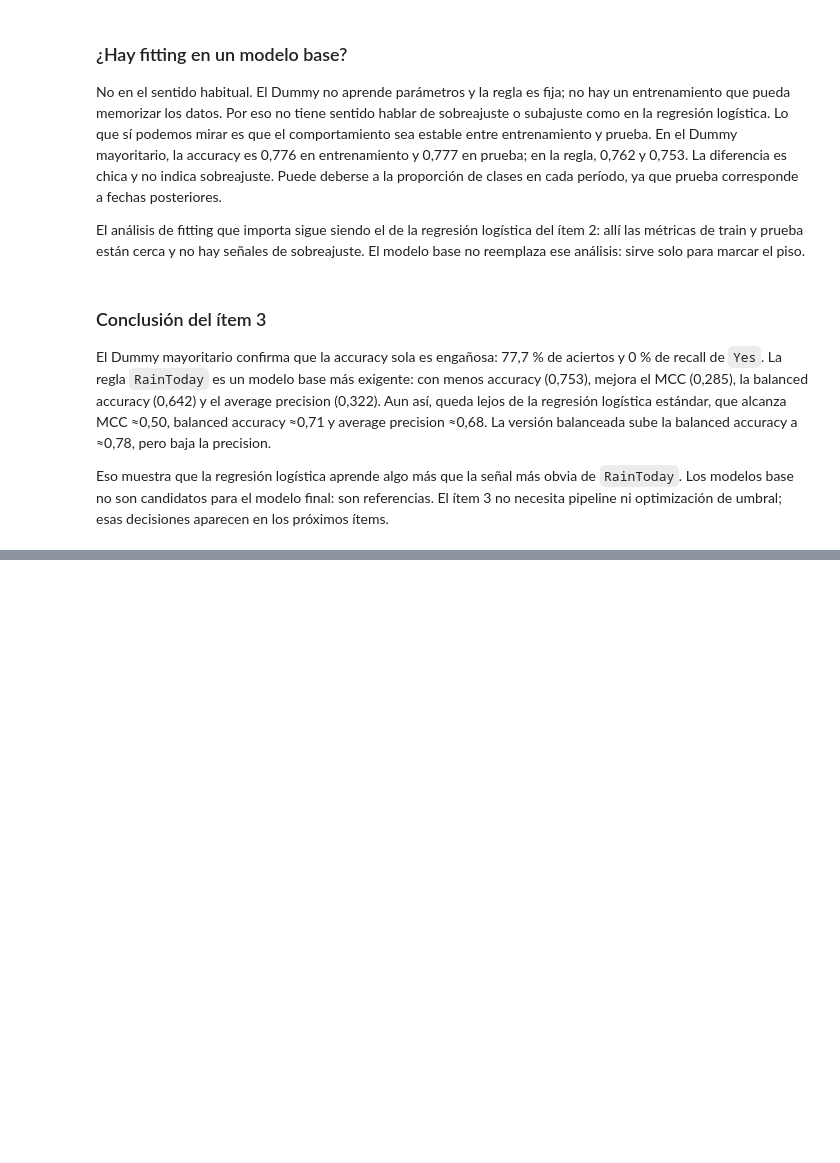
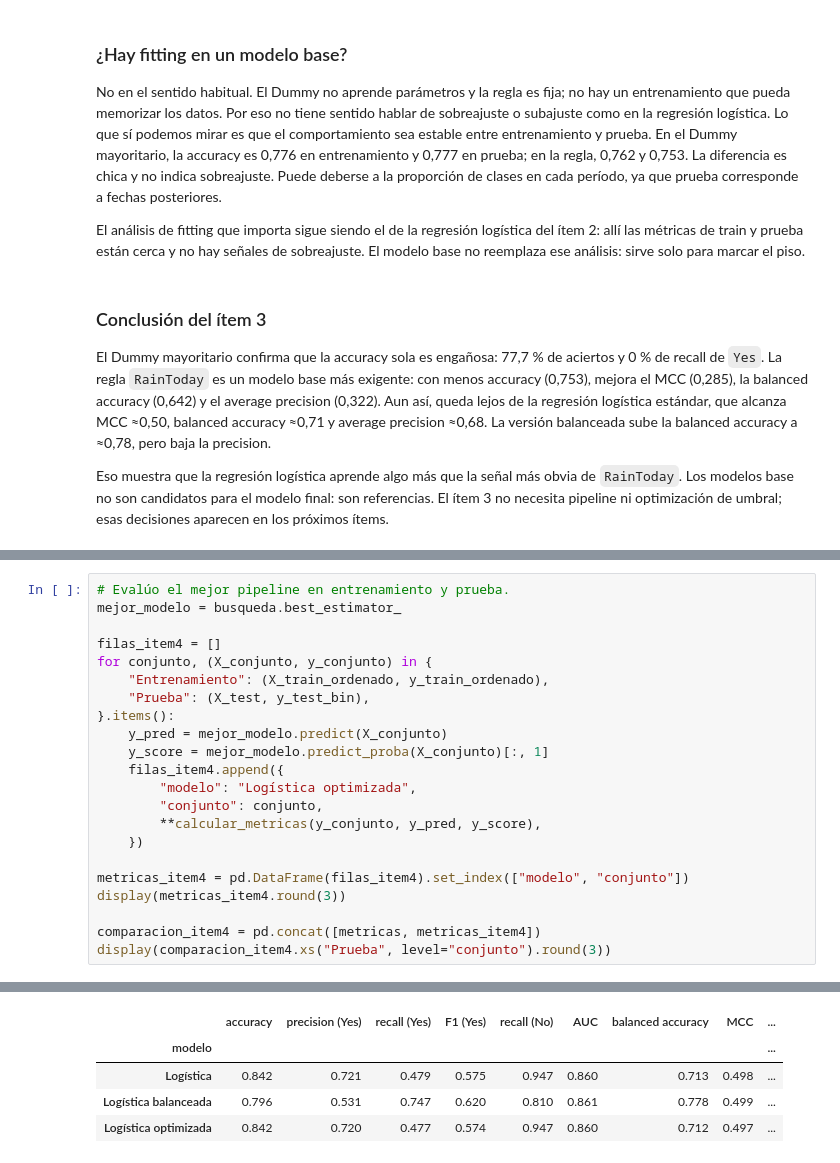
Before and after one commit to V1DR1K/TP_AA1_TUIA_Colombo_Ayala_Ibarbia, a Jupyter notebook: TP_2/TP-clasificacion-AA1.ipynb, the cells around one changed output, grey strips where cells are left out. Drawn from its saved outputs; the diff is of its cells as text; blank space fills up the shorter version.

```diff
--- a/TP_2/TP-clasificacion-AA1.ipynb
+++ b/TP_2/TP-clasificacion-AA1.ipynb
@@ -987,0 +1117,23 @@ Eso muestra que la regresión logística aprende algo más que la señal más ob
+# %%
+# Evalúo el mejor pipeline en entrenamiento y prueba.
+mejor_modelo = busqueda.best_estimator_
+
+filas_item4 = []
+for conjunto, (X_conjunto, y_conjunto) in {
+    "Entrenamiento": (X_train_ordenado, y_train_ordenado),
+    "Prueba": (X_test, y_test_bin),
+}.items():
+    y_pred = mejor_modelo.predict(X_conjunto)
+    y_score = mejor_modelo.predict_proba(X_conjunto)[:, 1]
+    filas_item4.append({
+        "modelo": "Logística optimizada",
+        "conjunto": conjunto,
+        **calcular_metricas(y_conjunto, y_pred, y_score),
+    })
+
+metricas_item4 = pd.DataFrame(filas_item4).set_index(["modelo", "conjunto"])
+display(metricas_item4.round(3))
+
+comparacion_item4 = pd.concat([metricas, metricas_item4])
+display(comparacion_item4.xs("Prueba", level="conjunto").round(3))
+# %% [output]
@@ -987,0 +1144,5 @@ Eso muestra que la regresión logística aprende algo más que la señal más ob
+|  | accuracy | precision (Yes) | recall (Yes) | F1 (Yes) | recall (No) | AUC | balanced accuracy | MCC | ... |
+| modelo |  |  |  |  |  |  |  |  | ... |
+| Logística | 0.842 | 0.721 | 0.479 | 0.575 | 0.947 | 0.860 | 0.713 | 0.498 | ... |
+| Logística balanceada | 0.796 | 0.531 | 0.747 | 0.620 | 0.810 | 0.861 | 0.778 | 0.499 | ... |
+| Logística optimizada | 0.842 | 0.720 | 0.477 | 0.574 | 0.947 | 0.860 | 0.712 | 0.497 | ... |
```
Also changed, not shown: parts of 8 cells of this notebook.
